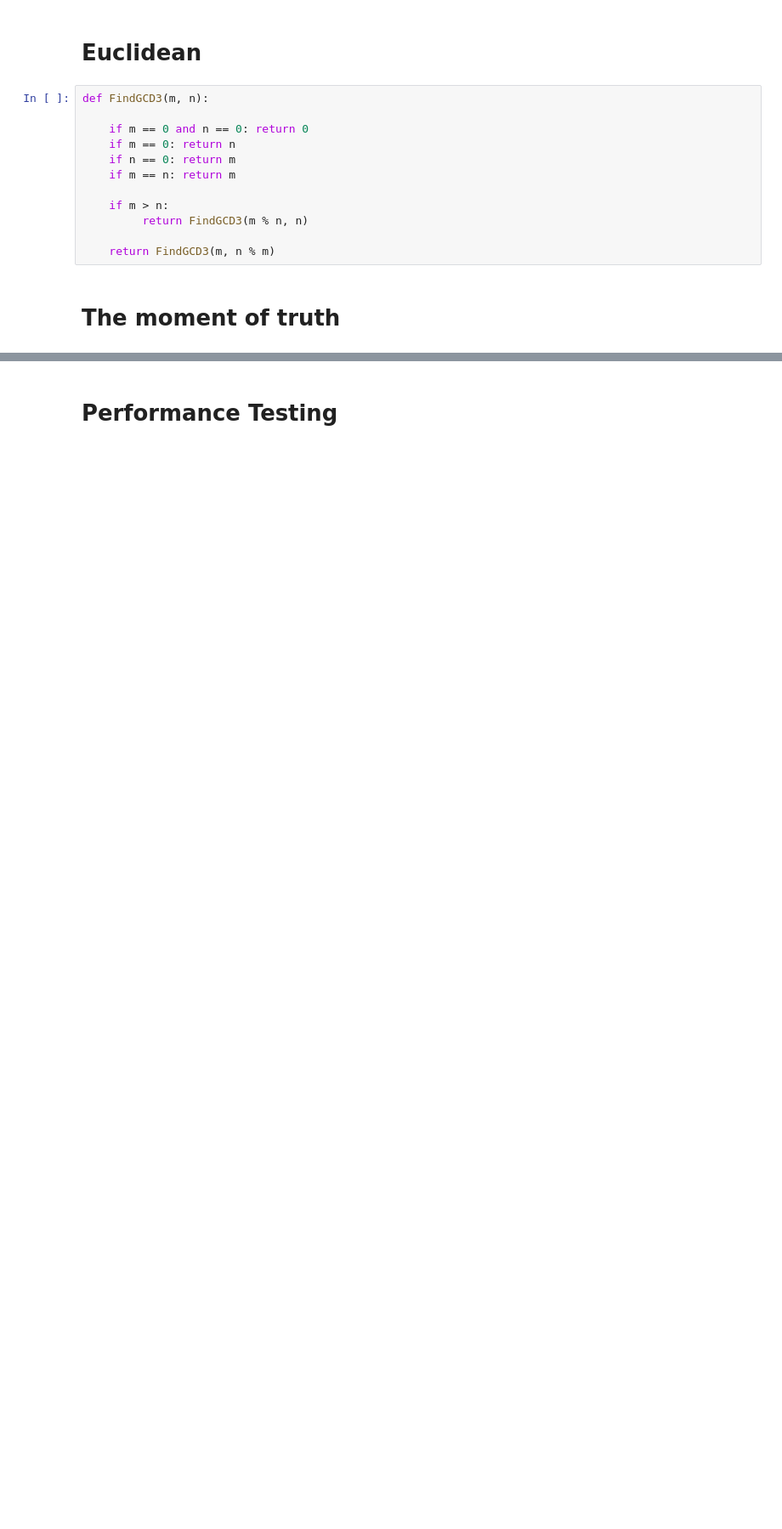
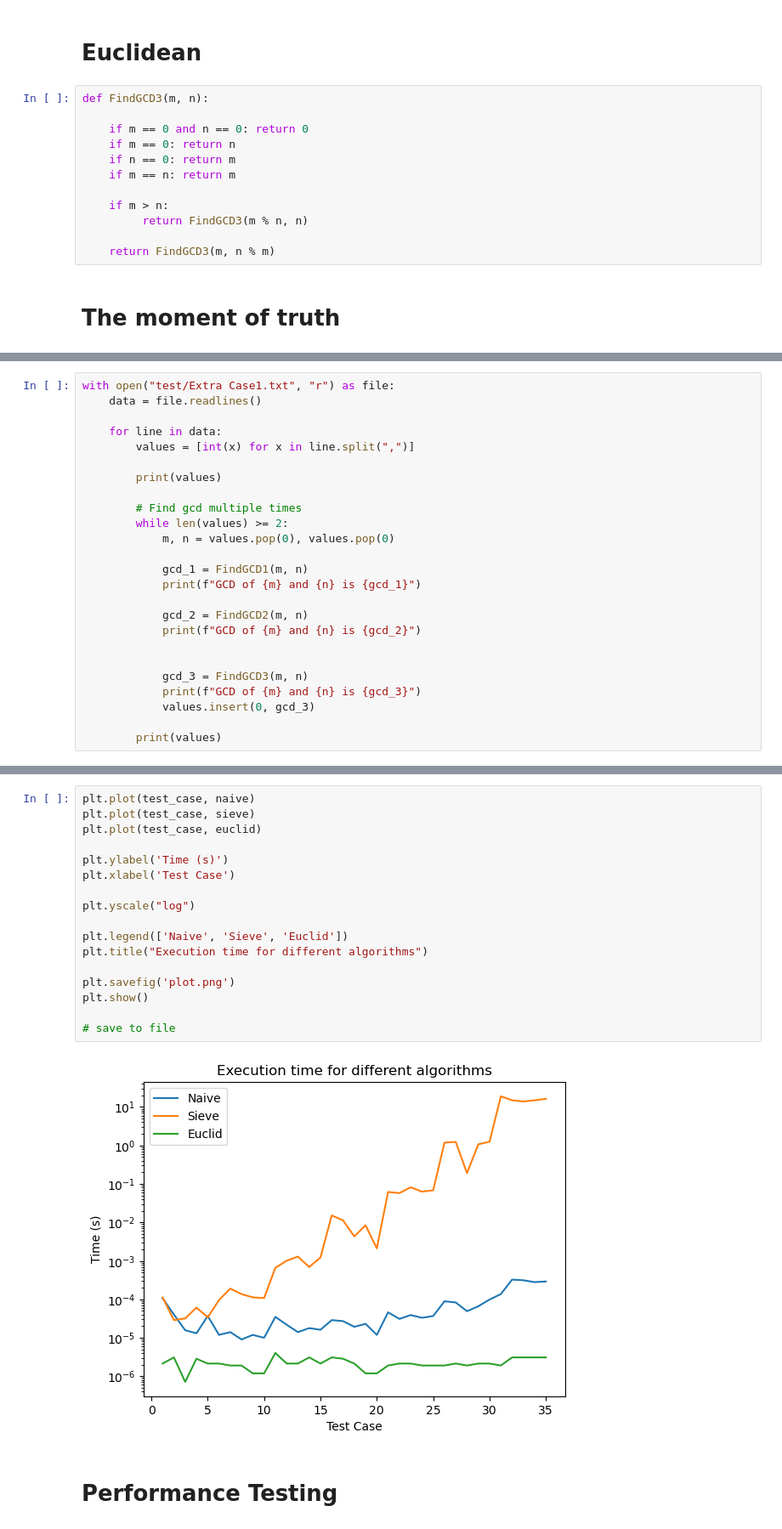
Before and after one commit to ratchanonp/algordsgnanal, a Jupyter notebook: LAB1/LAB1.ipynb, the cells around one changed output, grey strips where cells are left out. Shown at 85% size. Cells and saved outputs as stored; diff of their text form; blank space fills up the shorter version.

```diff
--- a/LAB1/LAB1.ipynb
+++ b/LAB1/LAB1.ipynb
@@ -194,0 +168,25 @@ GCD of 60 and 225 is 15, time taken: 9.5367431640625e-07 seconds
+# %%
+with open("test/Extra Case1.txt", "r") as file:
+    data = file.readlines()
+
+    for line in data:
+        values = [int(x) for x in line.split(",")]
+
+        print(values)
+
+        # Find gcd multiple times
+        while len(values) >= 2:
+            m, n = values.pop(0), values.pop(0)
+
+            gcd_1 = FindGCD1(m, n)
+            print(f"GCD of {m} and {n} is {gcd_1}")
+
+            gcd_2 = FindGCD2(m, n)
+            print(f"GCD of {m} and {n} is {gcd_2}")
+
+
+            gcd_3 = FindGCD3(m, n)
+            print(f"GCD of {m} and {n} is {gcd_3}")
+            values.insert(0, gcd_3)
+
+        print(values)
@@ -195,3 +235,22 @@ GCD of 60 and 225 is 15, time taken: 9.5367431640625e-07 seconds
+# %%
+plt.plot(test_case, naive)
+plt.plot(test_case, sieve)
+plt.plot(test_case, euclid)
+
+plt.ylabel('Time (s)')
+plt.xlabel('Test Case')
+
+plt.yscale("log")
+
+plt.legend(['Naive', 'Sieve', 'Euclid'])
+plt.title("Execution time for different algorithms")
+
+plt.savefig('plot.png')
+plt.show()
+
+# save to file
+# %% [output]
+[figure, added]
 # %% [markdown]
 # Performance Testing
 # %%
```
Also changed, not shown: parts of 7 cells of this notebook, 4 other files.
